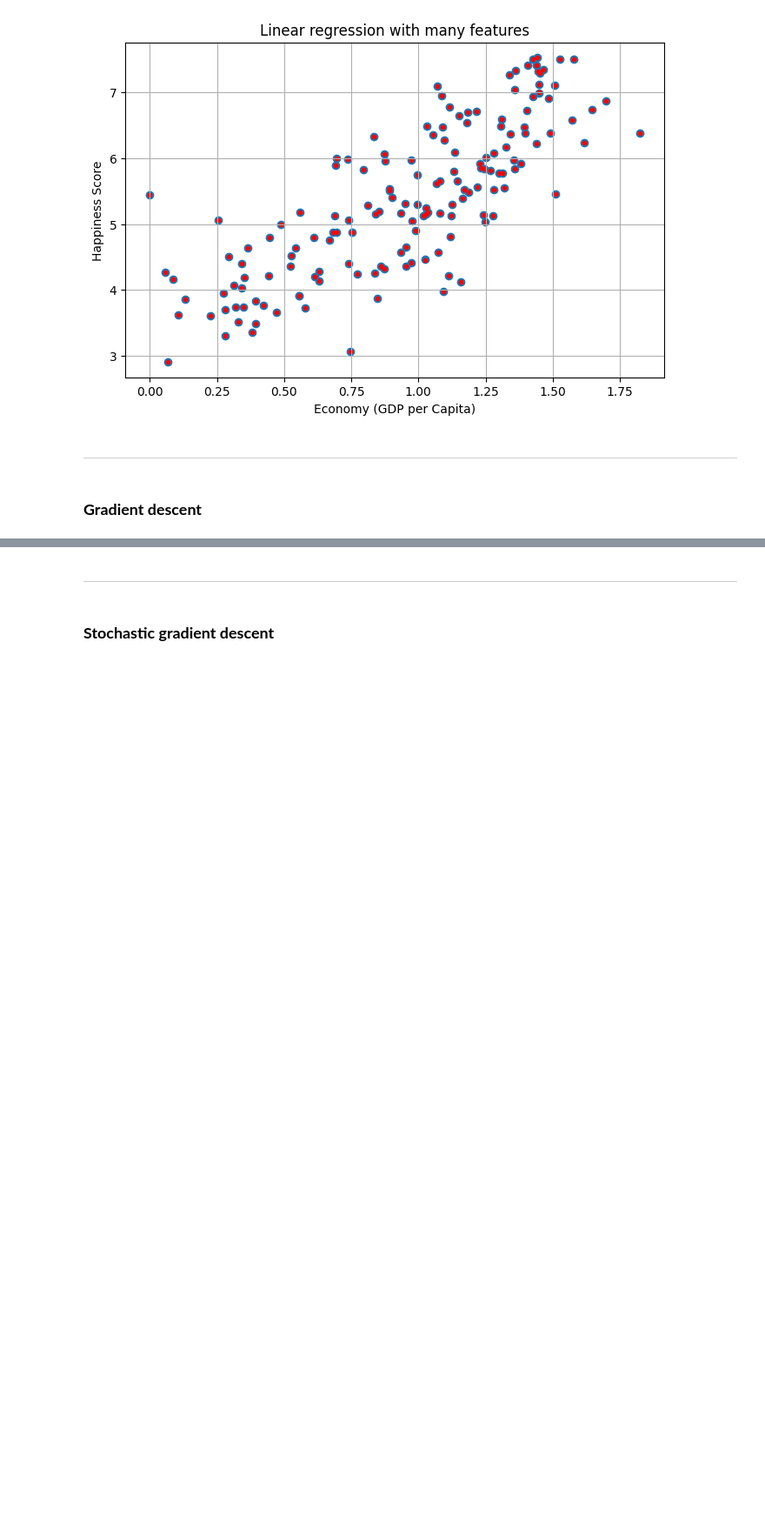
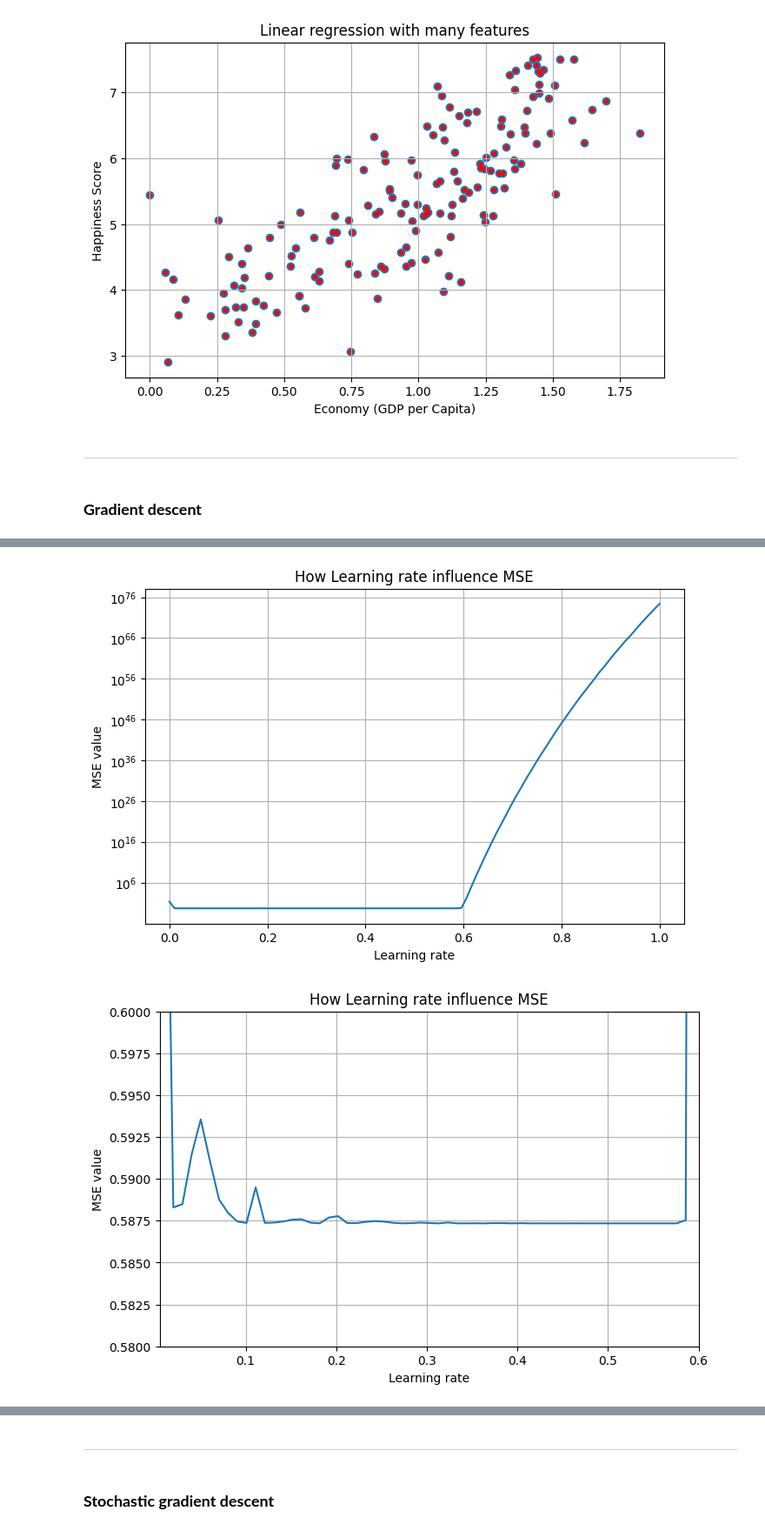
Before and after one commit to JasinskiKacper/machine_learning_from_scratch, a Jupyter notebook: 01_linear_regression/experiments.ipynb, the cells around one changed output, grey strips where cells are left out. Shown at 87% size. Saved outputs shown, nothing was run; the diff lists cells and outputs as text; code cells hidden in the pictures; blank space fills up the shorter version.

```diff
--- a/01_linear_regression/experiments.ipynb
+++ b/01_linear_regression/experiments.ipynb
@@ -172,14 +172,14 @@ y = df['Happiness Score'].to_numpy()
 
 gradient_descent = Linear_Regression_Gradient()
 
-gradient_descent.fit(X, y, 1000, 0.2, stats=True)
+gradient_descent.fit(X, y, max_iters=1000, lr=0.2, stats=True)
 y_pred = gradient_descent.predict(X)
 
 print(f'Final function:\ny = {gradient_descent.weights}x + {gradient_descent.bias}')
 
 plt.figure(figsize=(8, 5))
 plt.scatter(X, y, label='Data')
-plt.plot(X, y_pred, color='red', label='Prediction')
+plt.plot(X, y_pred, color='red', label='Gradient descent')
 plt.xlabel('Family')
 plt.ylabel('Happiness Score')
 plt.title('Linear regression model using gradient descent method')
@@ -205 +205,32 @@ y = [[3.16447605]]x + 2.8707898058280032
 [figure]
+# %%
+# === Learning rate test ===
+learning_rate = np.linspace(0, 1, 100)
+errors = []
+
+for alpha in learning_rate:
+    lr_test = Linear_Regression_Gradient()
+    gradient_descent.fit(X, y, max_iters=100, lr=alpha, stats=False)
+    y_pred = gradient_descent.predict(X)
+
+    errors.append(MSE(y, y_pred))
+
+plt.figure(figsize=(8, 5))
+plt.plot(learning_rate, errors)
+plt.yscale('log')
+plt.xlabel('Learning rate')
+plt.ylabel('MSE value')
+plt.title('How Learning rate influence MSE')
+plt.grid()
+
+plt.figure(figsize=(8, 5))
+plt.plot(learning_rate, errors)
+plt.xlim(0.005, 0.6)
+plt.ylim(0.58, 0.6)
+plt.xlabel('Learning rate')
+plt.ylabel('MSE value')
+plt.title('How Learning rate influence MSE')
+plt.grid()
+# %% [output]
+[figure, added]
+[figure, added]
```
Also changed, not shown: parts of 9 cells of this notebook, 8 other files.
